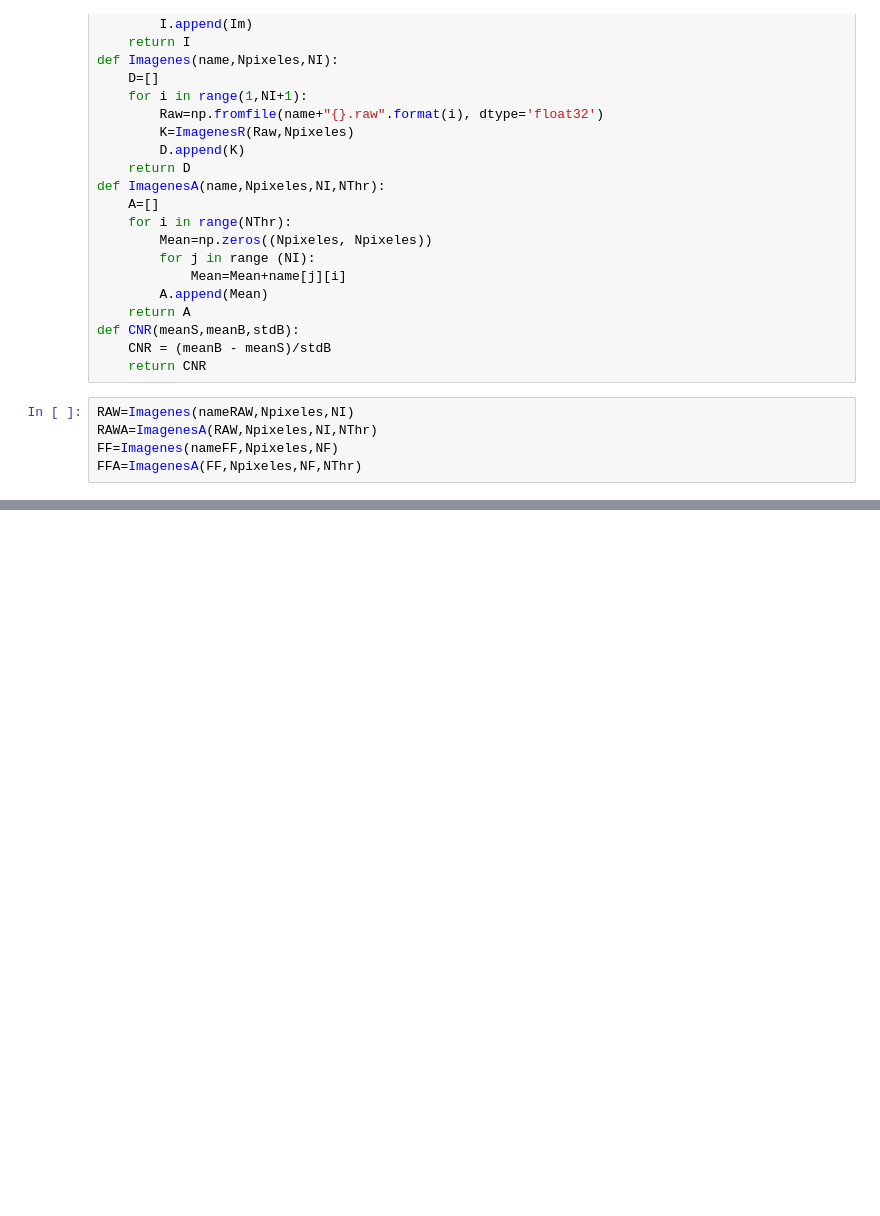
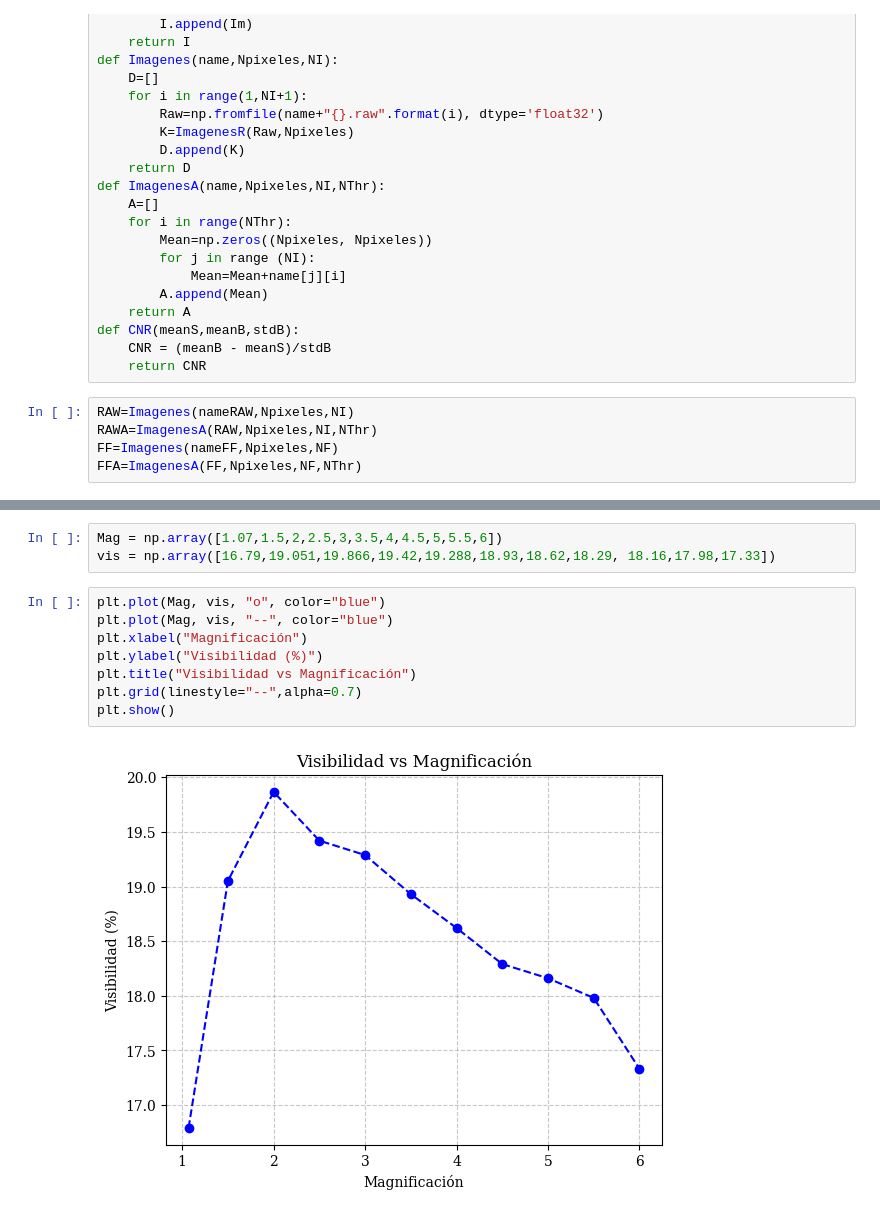
Before and after one commit to roshak1197/CNR_Geant4_Speck, a Jupyter notebook: CNR.ipynb, the cells around one changed output, grey strips where cells are left out. Saved outputs shown, nothing was run; the diff lists cells and outputs as text; blank space fills up the shorter version.

```diff
--- a/CNR.ipynb
+++ b/CNR.ipynb
@@ -75,0 +77,13 @@ Vis,std,mean
+# %%
+Mag = np.array([1.07,1.5,2,2.5,3,3.5,4,4.5,5,5.5,6])
+vis = np.array([16.79,19.051,19.866,19.42,19.288,18.93,18.62,18.29, 18.16,17.98,17.33])
+# %%
+plt.plot(Mag, vis, "o", color="blue")
+plt.plot(Mag, vis, "--", color="blue")
+plt.xlabel("Magnificación")
+plt.ylabel("Visibilidad (%)")
+plt.title("Visibilidad vs Magnificación")
+plt.grid(linestyle="--",alpha=0.7)
+plt.show()
+# %% [output]
+[figure, added]
```
Also changed, not shown: parts of 4 cells of this notebook, 10 other files.
